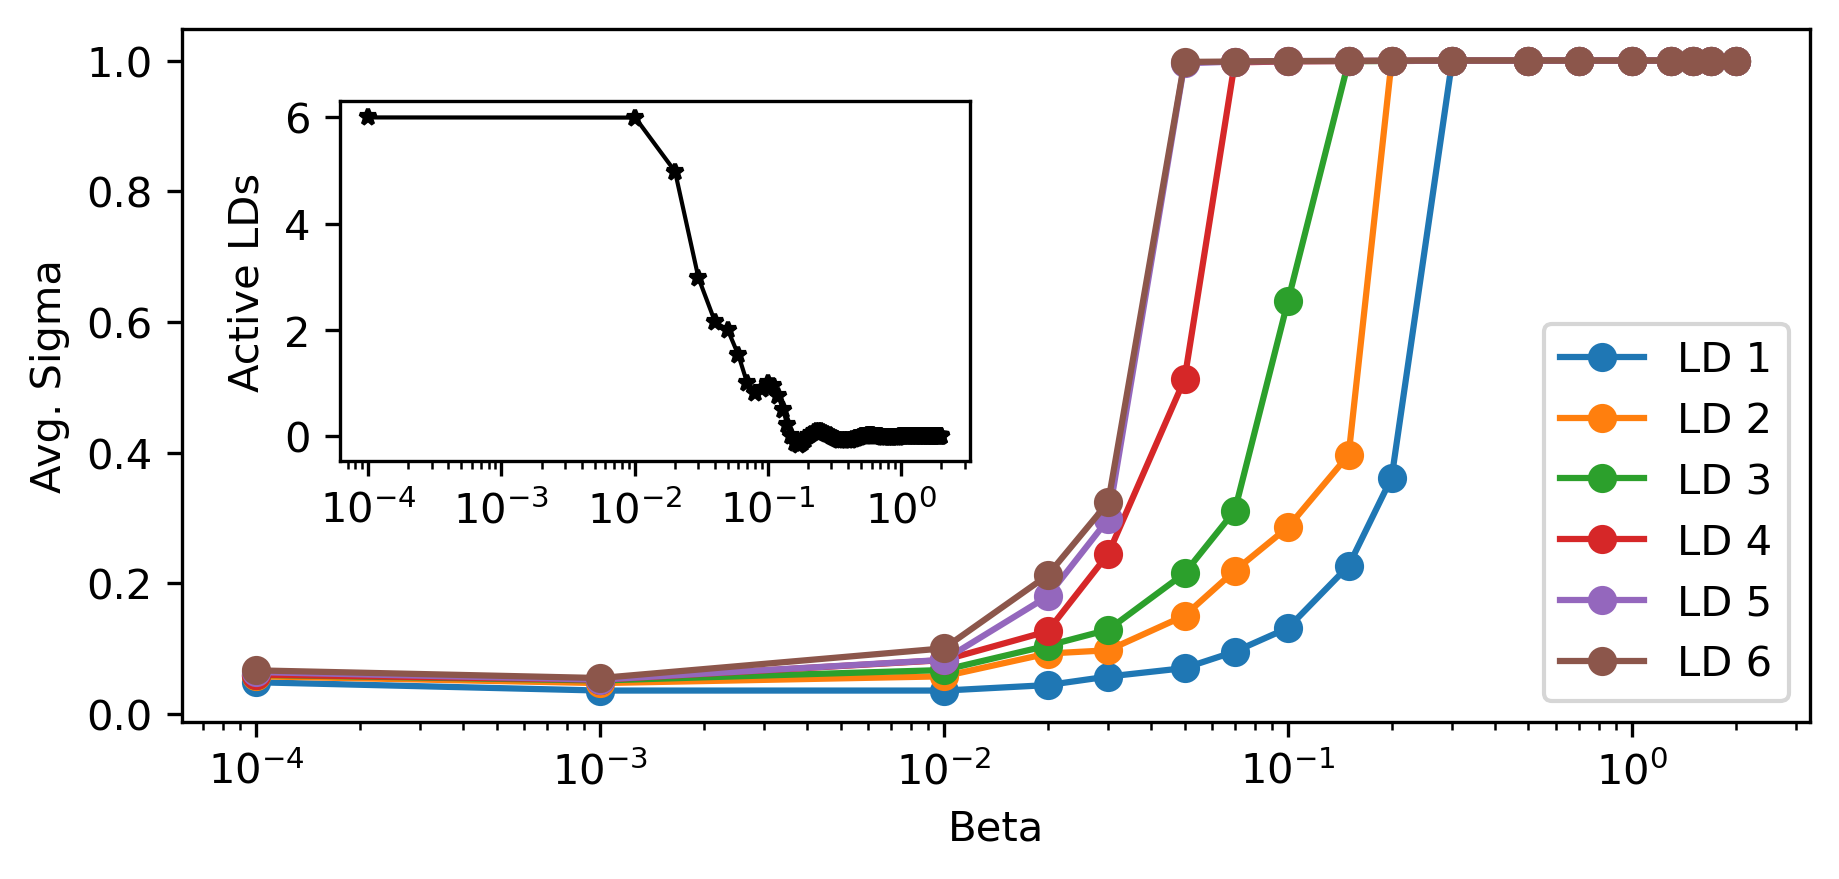
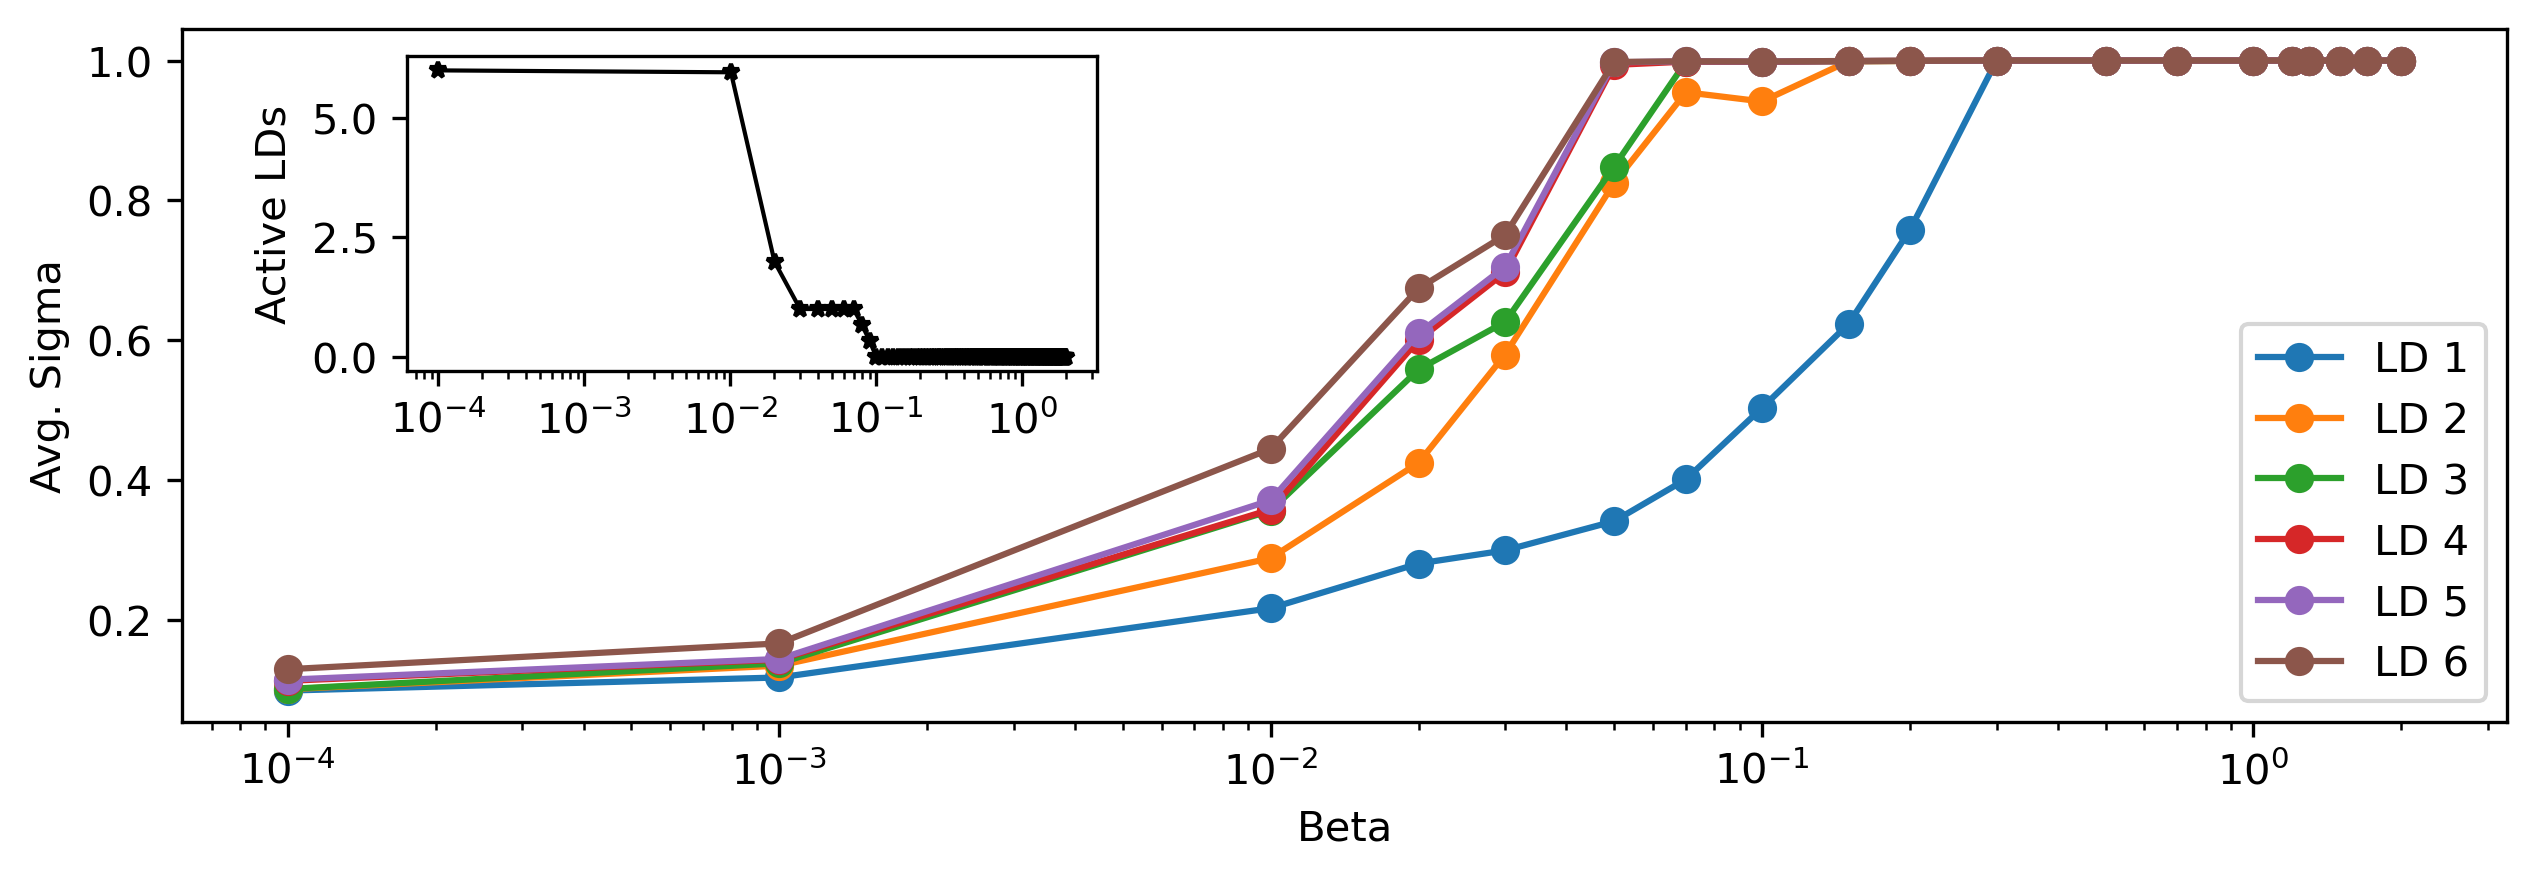
The notebook cell's code change between the first figure and the second:
--- before
+++ after
@@ -35,5 +35,5 @@
         avgSigmas[key] = get_sorted(avgSigmas[key])
     # fig, ax = plt.subplots(nrows=2,ncols=1, figsize=(7,6), dpi=300)
-    fig, ax = plt.subplots(figsize=(7,3), dpi=300)
+    fig, ax = plt.subplots(figsize=(10,3), dpi=300)
 
     active_lds = []
@@ -41,6 +41,6 @@
         i = 0
         for key in avgSigmas.keys():
-            cs = interp1d(betas, avgSigmas[key], kind='cubic')
-            if cs(beta) < 0.2:
+            cs = interp1d(betas, avgSigmas[key], kind='linear')
+            if cs(beta) < 0.5:
                 i += 1
         active_lds.append(i)
@@ -54,9 +54,9 @@
             break
 
-    left, bottom, width, height = [0.2, 0.4, 0.3, 0.4]
+    left, bottom, width, height = [0.2, 0.5, 0.23, 0.35]
     ax2 = fig.add_axes([left, bottom, width, height])
     log_betas = np.log(betas)
     multip = [a*b for a,b in zip(betas, active_lds)]
-    cs = interp1d(betas, active_lds, kind='cubic')
+    cs = interp1d(betas, active_lds, kind='linear')
     x_range = np.arange(min(betas), max(betas), 0.01)
 
@@ -67,5 +67,5 @@
     # ax2.set_xlabel('Beta')
     ax2.set_ylabel('Active LDs')
-    ax2.set_yticks(range(0,7,2))
+    # ax2.set_yticks(range(0,7,2))
     ax2.set_xscale('log')
     # ax2.set_yscale('log')
@@ -77,12 +77,8 @@
     # plt.tight_layout()
     ax.legend(loc='lower right')
-    plt.savefig('beta_sweep_iter13.pdf', dpi=300, bbox_inches='tight')
+    plt.savefig('beta_sweep_solvec_iter8.pdf', dpi=300, bbox_inches='tight')
     plt.show()
 
 
-# print_betaSweep('./beta-sweep_VAE_ld6_ep200_run14iter1')
 
-# Active learning
-print_betaSweep('../enhanced_md/run14/iter13/beta-sweep_VAE_ld10_ep200')
-print_betaSweep('../enhanced_md/run14/iter16/beta-sweep_VAE_ld10_ep200')
-# print_betaSweep('./saved_runs/beta_search_100nsUnbaised/beta_search_ld6_lr0p001_long')
+print_betaSweep('./beta-sweep_VAE_solvec_ld6_ep500_iter8')

Commit: update